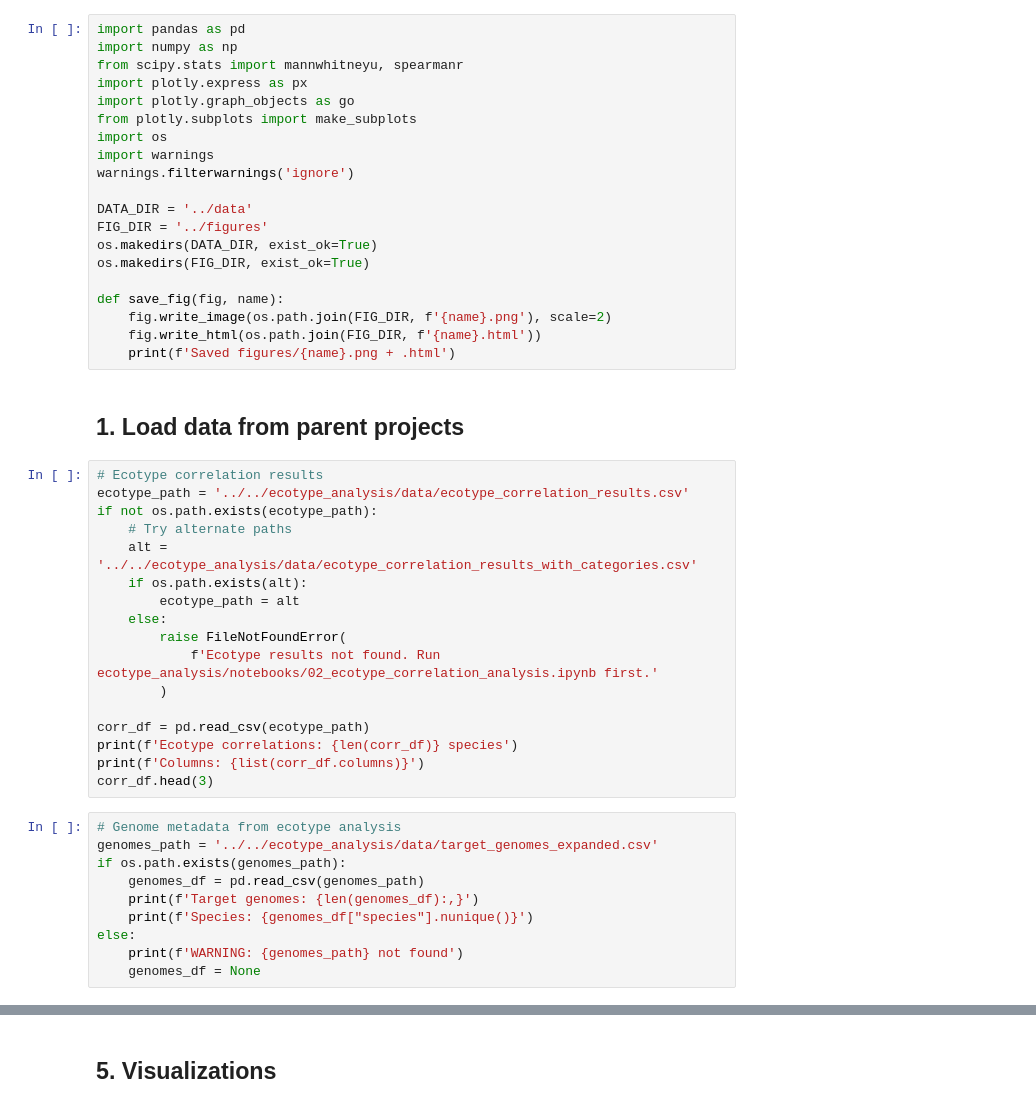
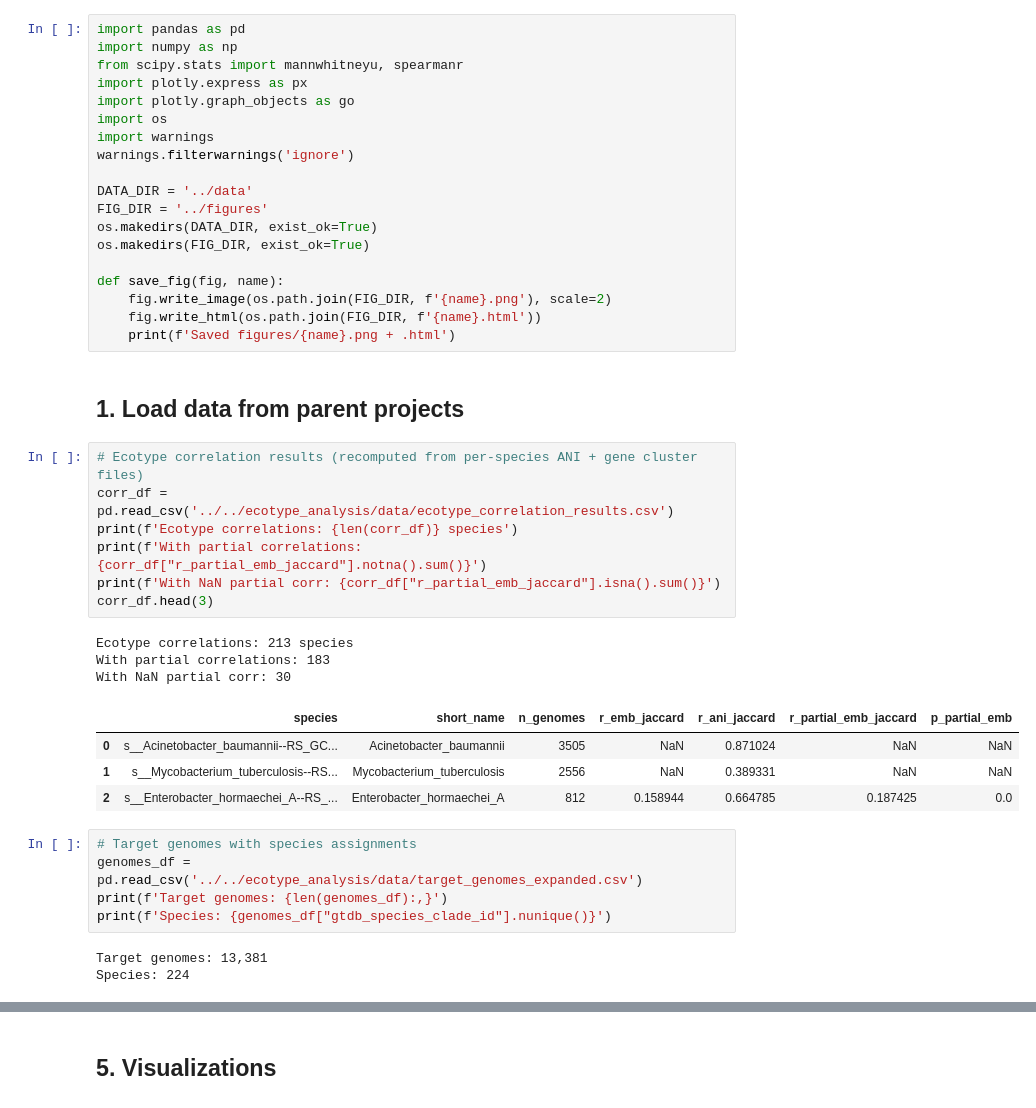
Before and after one commit to kbaseincubator/BERIL-research-observatory, a Jupyter notebook: projects/ecotype_env_reanalysis/notebooks/01_environmental_only_reanalysis.ipynb, the cells around one changed output, grey strips where cells are left out. Drawn from its saved outputs; the diff is of its cells as text.

```diff
--- a/projects/ecotype_env_reanalysis/notebooks/01_environmental_only_reanalysis.ipynb
+++ b/projects/ecotype_env_reanalysis/notebooks/01_environmental_only_reanalysis.ipynb
@@ -24,7 +24,6 @@ import numpy as np
 from scipy.stats import mannwhitneyu, spearmanr
 import plotly.express as px
 import plotly.graph_objects as go
-from plotly.subplots import make_subplots
 import os
 import warnings
 warnings.filterwarnings('ignore')
@@ -40,30 +39,26 @@ def save_fig(fig, name):
     print(f'Saved figures/{name}.png + .html')
 # %% [markdown]
 ## 1. Load data from parent projects
-# %%
-# Ecotype correlation results
-ecotype_path = '../../ecotype_analysis/data/ecotype_correlation_results.csv'
-if not os.path.exists(ecotype_path):
-    # Try alternate paths
-    alt = '../../ecotype_analysis/data/ecotype_correlation_results_with_categories.csv'
-    if os.path.exists(alt):
-        ecotype_path = alt
-    else:
-        raise FileNotFoundError(
-            f'Ecotype results not found. Run ecotype_analysis/notebooks/02_ecotype_correlation_analysis.ipynb first.'
-        )
-
-corr_df = pd.read_csv(ecotype_path)
-print(f'Ecotype correlations: {len(corr_df)} species')
-print(f'Columns: {list(corr_df.columns)}')
-corr_df.head(3)
+# %%
+# Ecotype correlation results (recomputed from per-species ANI + gene cluster files)
+corr_df = pd.read_csv('../../ecotype_analysis/data/ecotype_correlation_results.csv')
+print(f'Ecotype correlations: {len(corr_df)} species')
+print(f'With partial correlations: {corr_df["r_partial_emb_jaccard"].notna().sum()}')
+print(f'With NaN partial corr: {corr_df["r_partial_emb_jaccard"].isna().sum()}')
+corr_df.head(3)
+# %% [output]
+Ecotype correlations: 213 species
+With partial correlations: 183
+With NaN partial corr: 30
+|  | species | short_name | n_genomes | r_emb_jaccard | r_ani_jaccard | r_partial_emb_jaccard | p_partial_emb |
+| 0 | s__Acinetobacter_baumannii--RS_GC... | Acinetobacter_baumannii | 3505 | NaN | 0.871024 | NaN | NaN |
+| 1 | s__Mycobacterium_tuberculosis--RS... | Mycobacterium_tuberculosis | 2556 | NaN | 0.389331 | NaN | NaN |
+| 2 | s__Enterobacter_hormaechei_A--RS_... | Enterobacter_hormaechei_A | 812 | 0.158944 | 0.664785 | 0.187425 | 0.0 |
 # %%
-# Genome metadata from ecotype analysis
-genomes_path = '../../ecotype_analysis/data/target_genomes_expanded.csv'
-if os.path.exists(genomes_path):
-    genomes_df = pd.read_csv(genomes_path)
-    print(f'Target genomes: {len(genomes_df):,}')
-    print(f'Species: {genomes_df["species"].nunique()}')
-else:
-    print(f'WARNING: {genomes_path} not found')
-    genomes_df = None
+# Target genomes with species assignments
+genomes_df = pd.read_csv('../../ecotype_analysis/data/target_genomes_expanded.csv')
+print(f'Target genomes: {len(genomes_df):,}')
+print(f'Species: {genomes_df["gtdb_species_clade_id"].nunique()}')
+# %% [output]
+Target genomes: 13,381
+Species: 224
```
Also changed, not shown: parts of 32 cells of this notebook, 10 other files.
